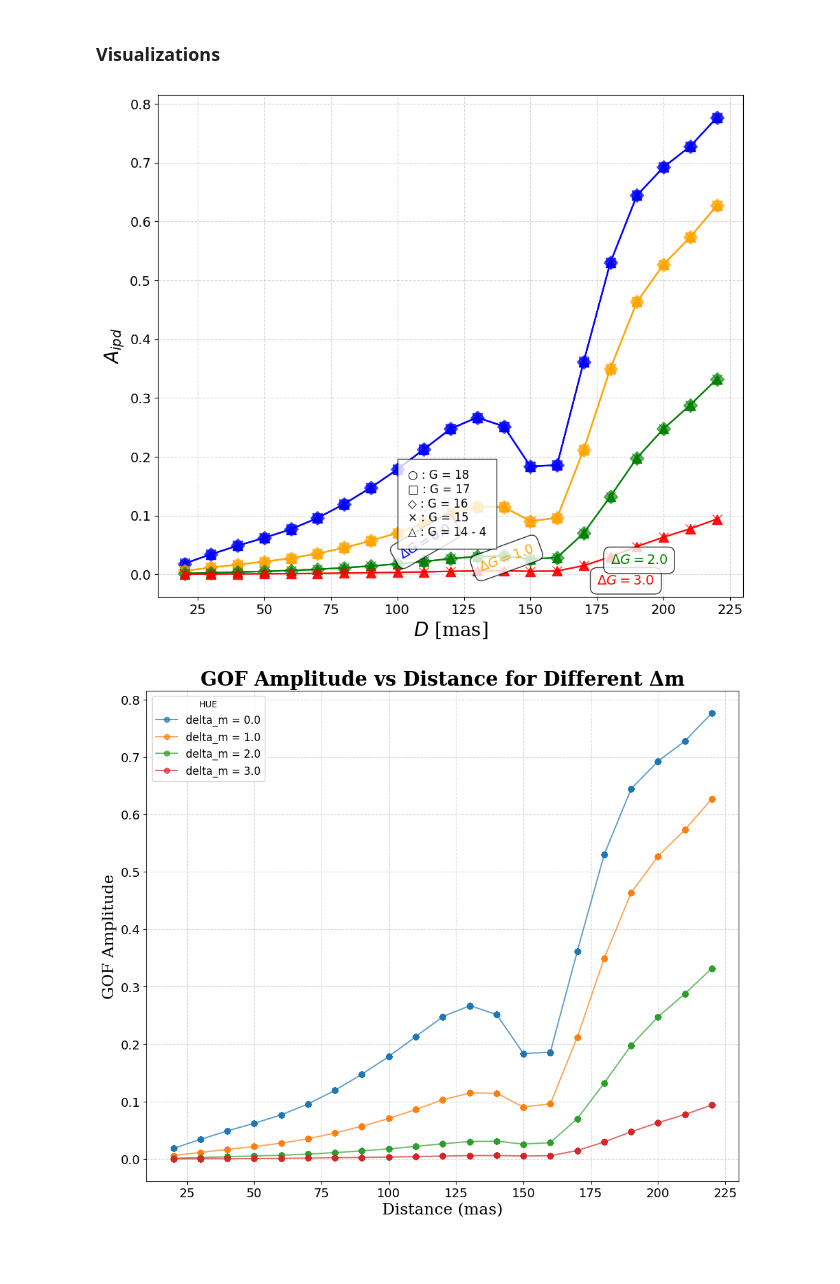
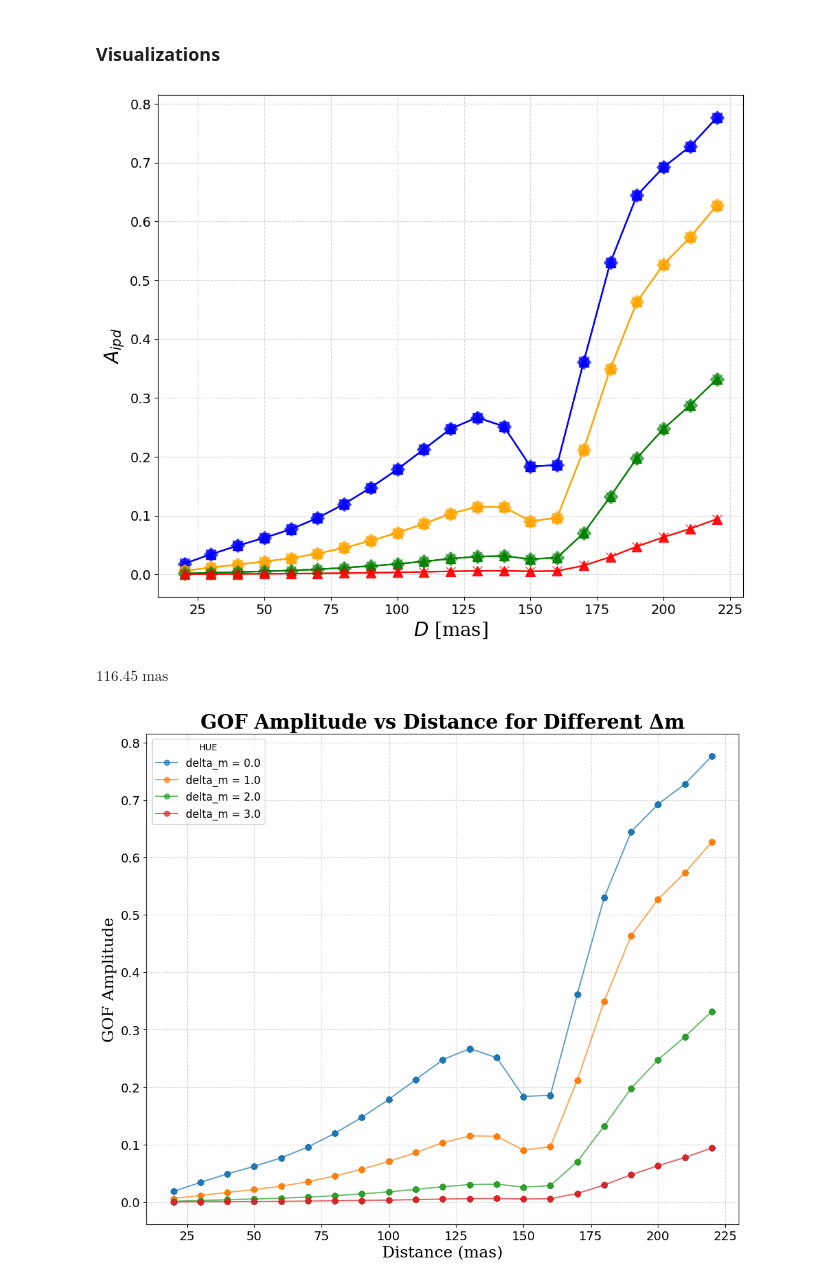
Before and after one commit to pietroferraiuolo/BINCAT, a Jupyter notebook: scripts/05-analysis-v1.ipynb, the cells around one changed output. Drawn from its saved outputs; the diff is of its cells as text; code cells hidden in the pictures; blank space fills up the shorter version.

```diff
--- a/scripts/05-analysis-v1.ipynb
+++ b/scripts/05-analysis-v1.ipynb
@@ -121,48 +121,42 @@ markers = [
 
 fig, ax = plt.subplots(figsize=(11,9.5))
 for i, dat in enumerate(data):
     ddd = {dm: dat[dat['G'] == dm] for dm in dat[dat['G'] >= 14]['G'].unique()}
     alpha = 0.9
     j=0
     for dm, group in ddd.items():
         ax.plot(group['D_mas'], group['gof_amp'], f'-{markers[j]}', color=colors[i], alpha=alpha, markersize=10)
         alpha -= 0.15
         j+=1
 
 lf = gp.plots.label_font.copy()
 lf['size'] = 20
 
 ax.set_xlabel(r"$D$ [mas]", fontdict=lf)
 ax.set_ylabel(r"$A_{ipd}$", fontdict=lf)
 ax.tick_params(axis='both', labelsize=14)
 # ax.set_title(r"$A_{ipd}(D)$ for different $\Delta M_G$", fontdict={'fontsize': 18})
 ax.grid(linestyle='--', alpha=0.5)
 bbox = {'boxstyle': 'round,pad=0.5', 'facecolor': 'white', 'alpha': 0.8}
-ax.text(175, -1e-6, r'$\Delta G = 3.0$', fontsize=14, verticalalignment='top', color='red', bbox=bbox)
-ax.text(180, 0.035, r'$\Delta G = 2.0$', fontsize=14, verticalalignment='top', color='green', bbox=bbox)
-ax.text(130, 0.055, r'$\Delta G = 1.0$', fontsize=14, verticalalignment='top', color='orange', bbox=bbox, rotation=20)
-ax.text(100, 0.09, r'$\Delta G = 0.0$', fontsize=14, verticalalignment='top', color='blue', bbox=bbox, rotation=30)
+# ax.text(175, -1e-6, r'$\Delta G = 3.0$', fontsize=14, verticalalignment='top', color='red', bbox=bbox)
+# ax.text(180, 0.035, r'$\Delta G = 2.0$', fontsize=14, verticalalignment='top', color='green', bbox=bbox)
+# ax.text(130, 0.055, r'$\Delta G = 1.0$', fontsize=14, verticalalignment='top', color='orange', bbox=bbox, rotation=20)
+# ax.text(100, 0.09, r'$\Delta G = 0.0$', fontsize=14, verticalalignment='top', color='blue', bbox=bbox, rotation=30)
 # ax.arrow(x=125, y=0.13, dx=0, dy=-0.03, head_width=3, head_length=0.005, fc='black', ec='black')
 # ax.text(125, 0.135, f"G = {gmax:.0f}", fontsize=12, ha='center', va='center')
 # ax.text(125, 0.090, f"G = {gmin:.0f}", fontsize=12, ha='center', va='center')
 # ax.text(130, 0.115, 'Decreasing $G$', fontsize=13, verticalalignment='center', rotation=90, color='black')
 
-ddd = {dm: dat0[dat0['G'] == dm] for dm in dat0[dat0['G'] >= 14]['G'].unique()}
-Gs = sorted(ddd.keys())
-bbox2 = {'boxstyle': 'square,pad=0.9', 'facecolor': 'white', 'alpha': 0.8}
-text = f"""{markers[4].text} : G = {Gs[-1]:.0f}
-{markers[3].text} : G = {Gs[-2]:.0f}
-{markers[2].text} : G = {Gs[-3]:.0f}
-{markers[1].text} : G = {Gs[-4]:.0f}
-{markers[0].text} : G = {Gs[-5]:.0f} - 4"""
-ax.text(104, 0.12, text, fontsize=12,horizontalalignment='left', verticalalignment='center', bbox=bbox2)
-
 # plt.yscale('log')
 plt.show()
 
 fig.savefig(f'{home}/Desktop/A_D_DM_G.png', dpi=450)
 # %% [output]
-[figure, old version]
+[figure, new version]
+# %%
+((671*u.nm) / (1.45*u.m).to(u.nm)*u.rad).to(u.mas) * 1.22
+# %% [output]
+$116.45 \; \mathrm{mas}$
 # %%
 plot_groups(
     sd,
```
Also changed, not shown: parts of 10 cells of this notebook, 10 other files.
